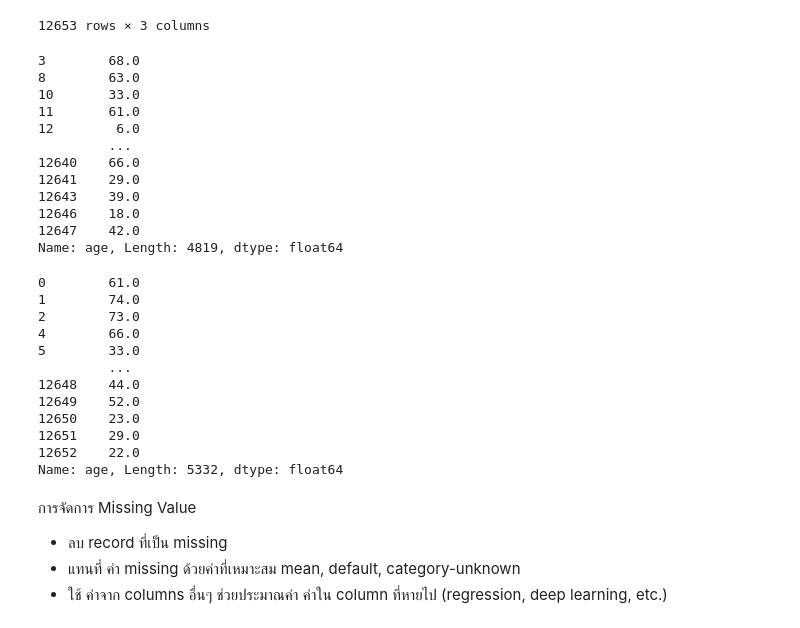
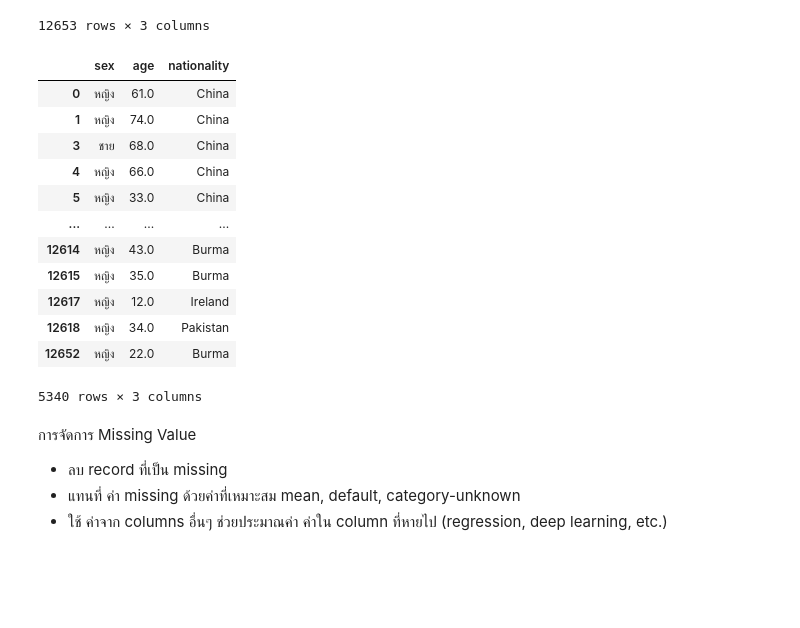
Before and after one commit to Chanunchida-May/data_viz_2022, a Jupyter notebook: Pandas101.ipynb, the cells around one changed output. Cells and saved outputs as stored; diff of their text form; code cells hidden in the pictures; blank space fills up the shorter version.

```diff
--- a/Pandas101.ipynb
+++ b/Pandas101.ipynb
@@ -435,38 +435,23 @@ this_data_updated_2
 | 12651 | หญิง | 29.0 | Thailand |
 | 12652 | หญิง | 22.0 | Burma |
 12653 rows × 3 columns
-# %%
-foreign = this_data_updated_2[this_data_updated_2['sex']=='ชาย']
-foreign['age']
-# %% [output]
-3        68.0
-8        63.0
-10       33.0
-11       61.0
-12        6.0
-         ...
-12640    66.0
-12641    29.0
-12643    39.0
-12646    18.0
-12647    42.0
-Name: age, Length: 4819, dtype: float64
 # %%
-foreign1 = this_data_updated_2[this_data_updated_2['sex']=='หญิง']
-foreign1['age']
+foreign1 = this_data_updated_2[this_data_updated_2['nationality']!='Thailand']
+foreign1
 # %% [output]
+|  | sex | age | nationality |
+| 0 | หญิง | 61.0 | China |
+| 1 | หญิง | 74.0 | China |
+| 3 | ชาย | 68.0 | China |
+| 4 | หญิง | 66.0 | China |
+| 5 | หญิง | 33.0 | China |
+| ... | ... | ... | ... |
+| 12614 | หญิง | 43.0 | Burma |
+| 12615 | หญิง | 35.0 | Burma |
+| 12617 | หญิง | 12.0 | Ireland |
+| 12618 | หญิง | 34.0 | Pakistan |
+| 12652 | หญิง | 22.0 | Burma |
-0        61.0
-1        74.0
-2        73.0
-4        66.0
-5        33.0
-         ...
-12648    44.0
-12649    52.0
-12650    23.0
-12651    29.0
-12652    22.0
-Name: age, Length: 5332, dtype: float64
+5340 rows × 3 columns
 # %% [markdown]
 การจัดการ Missing Value
 
```
